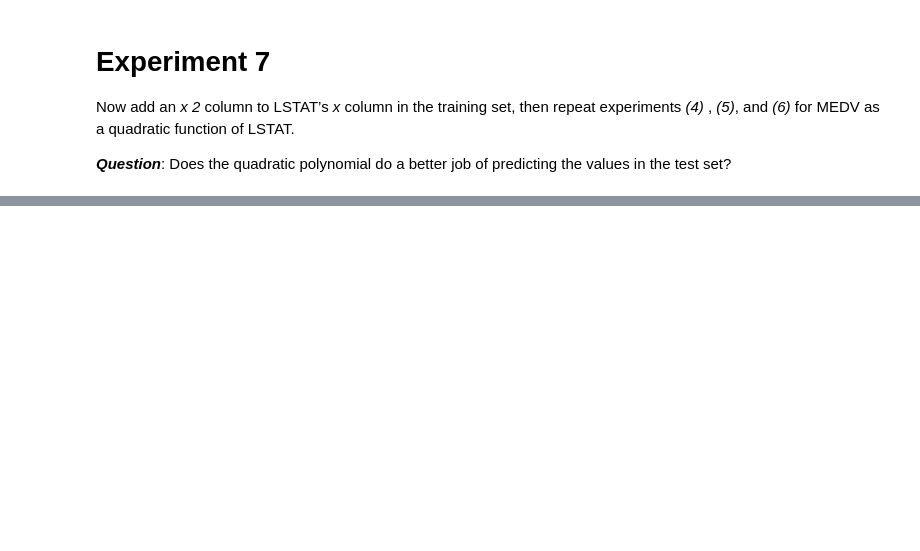
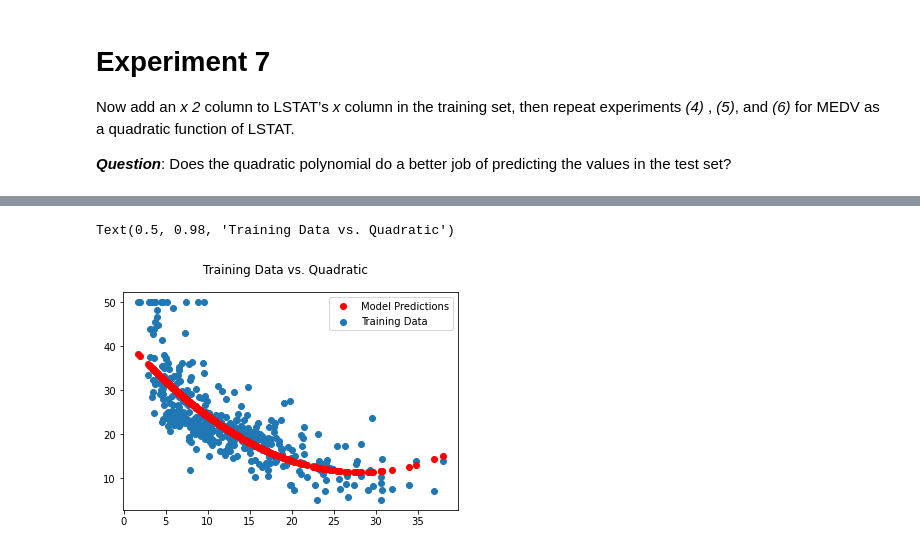
Before and after one commit to BrandonXue/cpsc-483-p2, a Jupyter notebook: cpsc_483_p2.ipynb, the cells around one changed output, grey strips where cells are left out. Cells and saved outputs as stored; diff of their text form; code cells hidden in the pictures; blank space fills up the shorter version.

```diff
--- a/cpsc_483_p2.ipynb
+++ b/cpsc_483_p2.ipynb
@@ -328,0 +369,18 @@ Now add an *x 2* column to LSTAT’s *x* column in the training set, then repeat
+# %%
+
+# Experiment 7-4
+
+# Build each part of the formula piece by piece
+XTX = np.dot(X_lstat_quadratic_training.T, X_lstat_quadratic_training)
+XTX_inv = np.linalg.inv(XTX)
+XTt = np.dot(X_lstat_quadratic_training.T, boston_training_set["TARGET"])
+lstat_quadratic_weights = np.dot(XTX_inv, XTt)
+# print("XTX:", XTX)
+print("XTX shape:", XTX.shape)
+# print("XTX^-1:", XTX_inv)
+print("XTX^-1 shape:", XTX_inv.shape)
+print("XTt:", XTt)
+print("XTt shape:", XTt.shape)
+print("lstat_quadratic_weights:", lstat_quadratic_weights)
+print("lstat_quadratic_weights shape:", lstat_quadratic_weights.shape)
+print()
@@ -328,0 +412,21 @@ Now add an *x 2* column to LSTAT’s *x* column in the training set, then repeat
+# %%
+
+# Experiment 7-5
+
+#
+predictions_lstat_quadratic_training = np.dot(X_lstat_quadratic_training, lstat_quadratic_weights)
+
+#
+fig, ax = plt.subplots()
+ax.scatter(X_lstat_quadratic_training[:, 1], boston_training_set.TARGET, label="Training Data")
+ax.plot(
+    X_lstat_quadratic_training[:, 1],
+    predictions_lstat_quadratic_training,
+    'ro',  # I guess a line doesn't work with this, so I'm using red dots
+    label='Model Predictions'
+)
+ax.legend()
+fig.suptitle("Training Data vs. Quadratic")
+# %% [output]
+Text(0.5, 0.98, 'Training Data vs. Quadratic')
+[figure, added]
```
Also changed, not shown: parts of 12 cells of this notebook.
